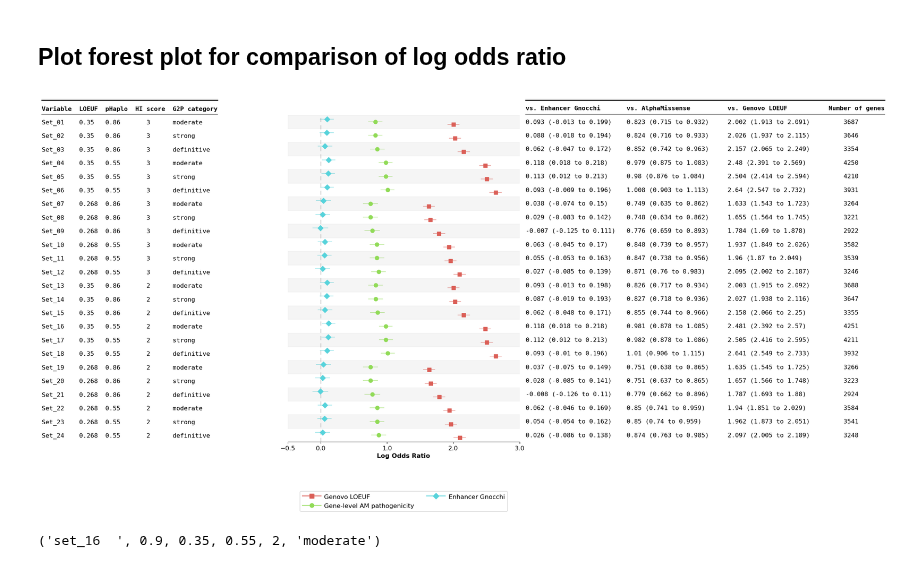
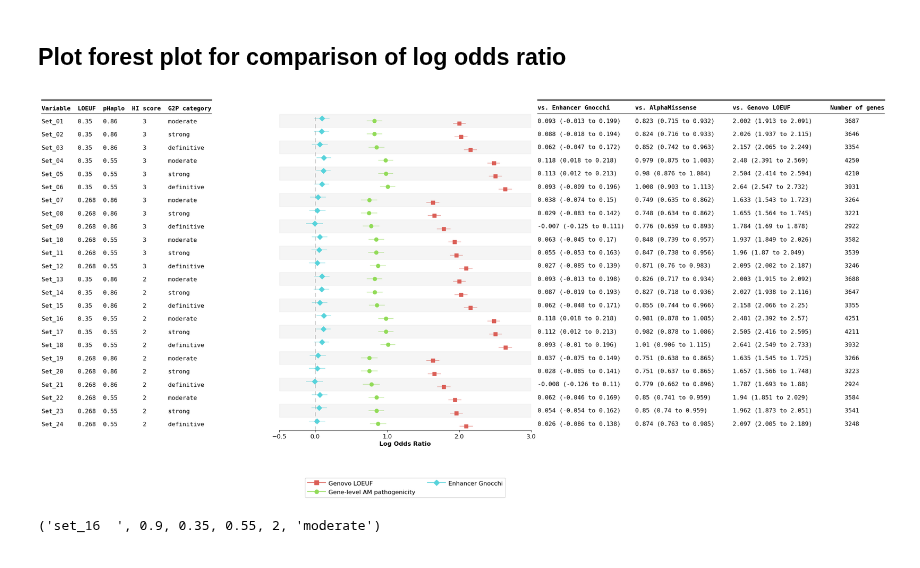
Before and after one commit to ysut/dev, a Jupyter notebook: Resources/02_EstimatedLoFGenes/comparison2.ipynb, the cells around one changed output. Cells and saved outputs as stored; diff of their text form; code cells hidden in the pictures.

```diff
--- a/Resources/02_EstimatedLoFGenes/comparison2.ipynb
+++ b/Resources/02_EstimatedLoFGenes/comparison2.ipynb
@@ -506,35 +506,35 @@ std_opts = dict(
     capitalize = "capitalize",
     table = True,
     # rightannote=['Model'],
     # right_annoteheaders=['Set name'],
     xlabel = "Log Odds Ratio",  # x-label title
     # ylabel = "log odds ratio",  # y-label title
     annote = ['oe_lof_upper', 'pHaplo', 'HI_score', 'DECIPHER_definitive'],
     annoteheaders = ['LOEUF', 'pHaplo', 'HI score', 'G2P category'],
     # annote = ['oe_lof_upper', 'pHaplo', 'HI_score'],
     # annoteheaders = ['LOEUF', 'pHaplo', 'HI score'],
     rightannote = ['logorci_gnoc', 'logorci_am', 'logorci_genovo', 'Number of genes'],
     right_annoteheaders = ['vs. Enhancer Gnocchi', 'vs. AlphaMissense', 'vs. Genovo LOEUF', 'Number of genes'],
-    figsize = (8, 12),
+    figsize = (9, 12),
     return_df = False,
     markersize = 56,
     offset = 0.2, # override default vertical offset between models (0.0 to 1.0)
     xlinestyle = (0, (8, 6)),  # long dash for x-reference line
     xlinecolor = ".6",  # gray color for x-reference line
     xtick_size = 12,
     color_alt_rows=True,
 )
 
 fp_all = fp.mforestplot(
     dataframe = fpdf,
     xticks = [-0.5, 0, 1, 2, 3],
     **std_opts,
     logscale=False,
     model_col = "Group",
     mcolor = list(sns.hls_palette(4)),
     )
 # %% [output]
-[figure, old version]
+[figure, new version]
 # %%
 conditions_list[15]
 # %% [output]
```
Also changed, not shown: 2 other files.
